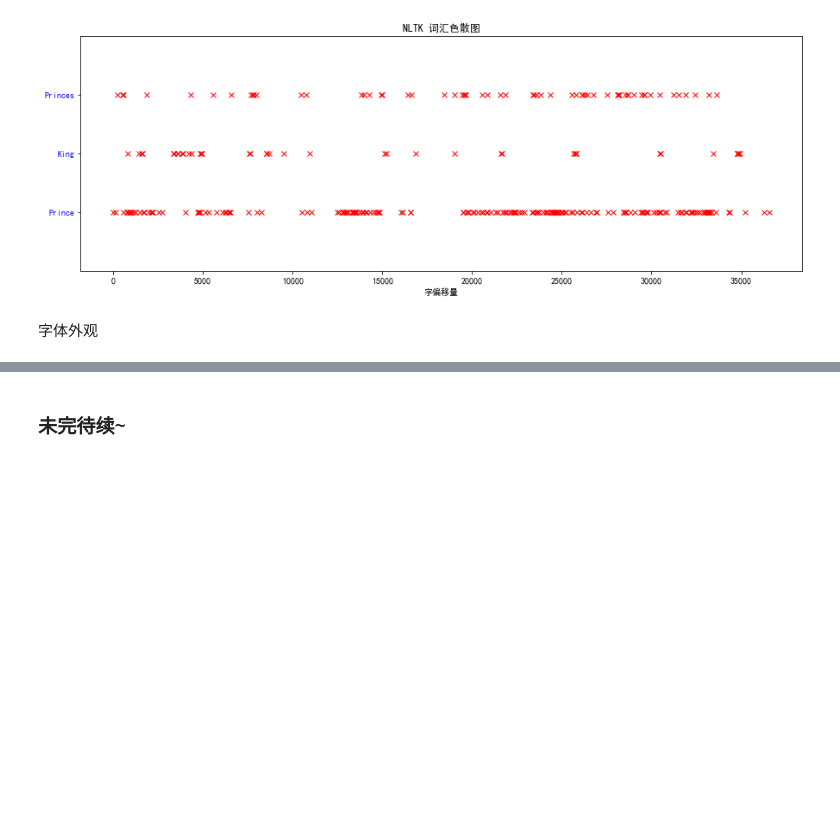
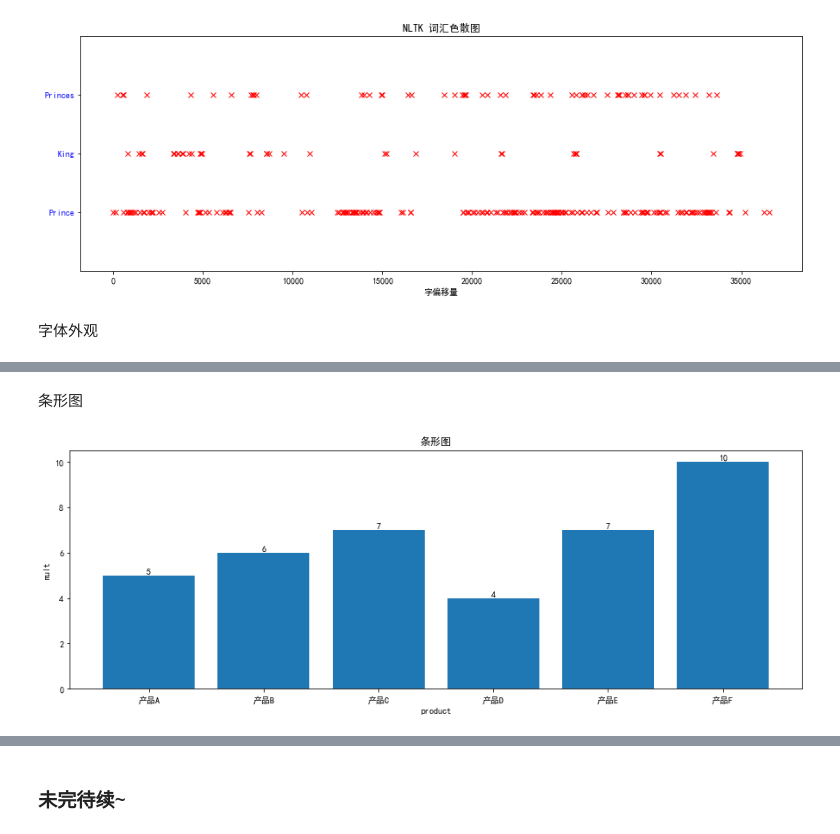
Before and after one commit to AkashiEi/Data_Analyst, a Jupyter notebook: 画图总结.ipynb, the cells around one changed output, grey strips where cells are left out. Cells and saved outputs as stored; diff of their text form; code cells hidden in the pictures; blank space fills up the shorter version.

```diff
--- a/画图总结.ipynb
+++ b/画图总结.ipynb
@@ -289,0 +322,29 @@ plt.show()
+# %% [markdown]
+条形图
+# %%
+plt.figure(figsize=(15,5))
+
+product = []
+
+for i in range(65,71):
+    product.append('产品' + chr(i))
+
+mult = [5, 6, 7, 4, 7, 10]
+
+plot = plt.bar(product, mult)
+
+# Add the data value on head of the bar
+for value in plot:
+    height = value.get_height()
+    plt.text(value.get_x() + value.get_width()/2.,
+             1.005*height,'%d' % int(height), ha='center', va='bottom')
+
+# Add labels and title
+plt.title("条形图")
+plt.xlabel("product")
+plt.ylabel("mult")
+
+# Display the graph on the screen
+plt.show()
+# %% [output]
+[figure, added]
```
Also changed, not shown: parts of 39 cells of this notebook.
